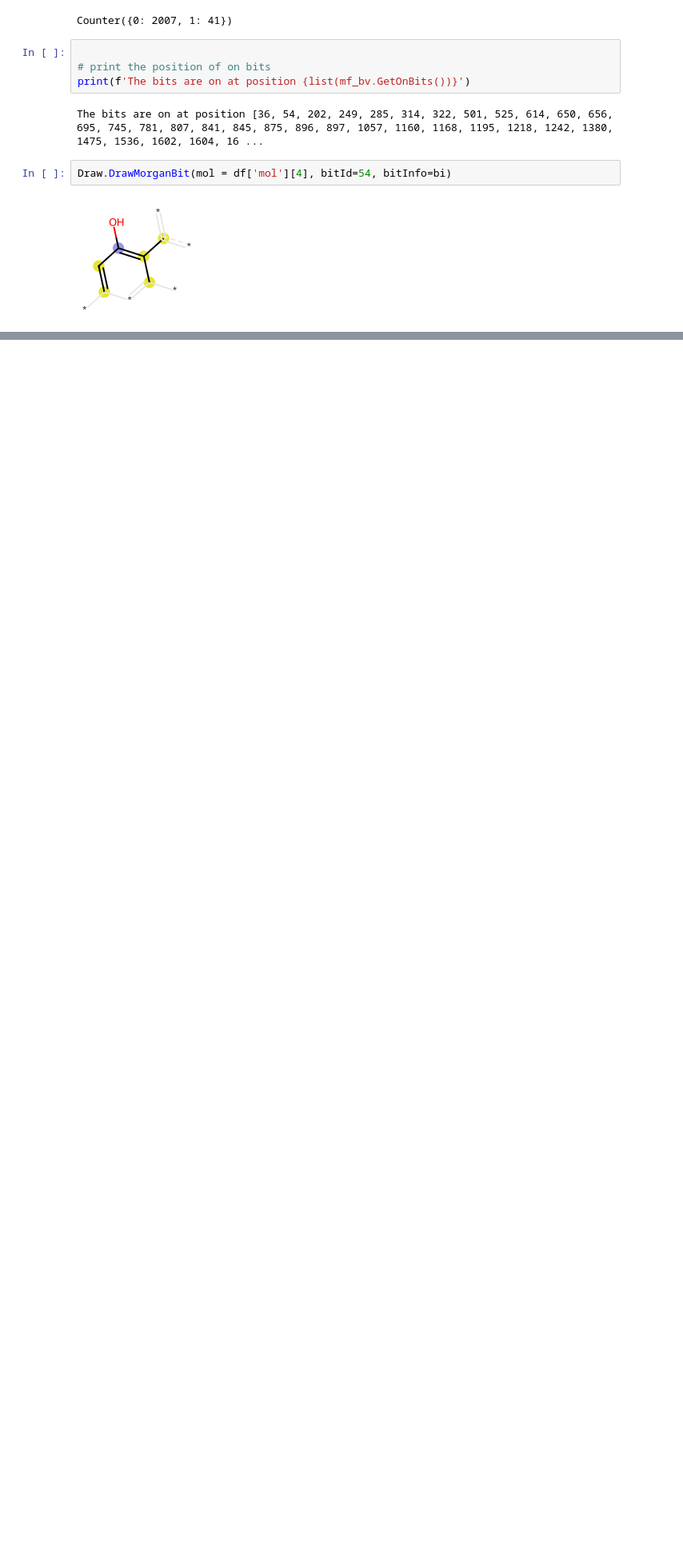
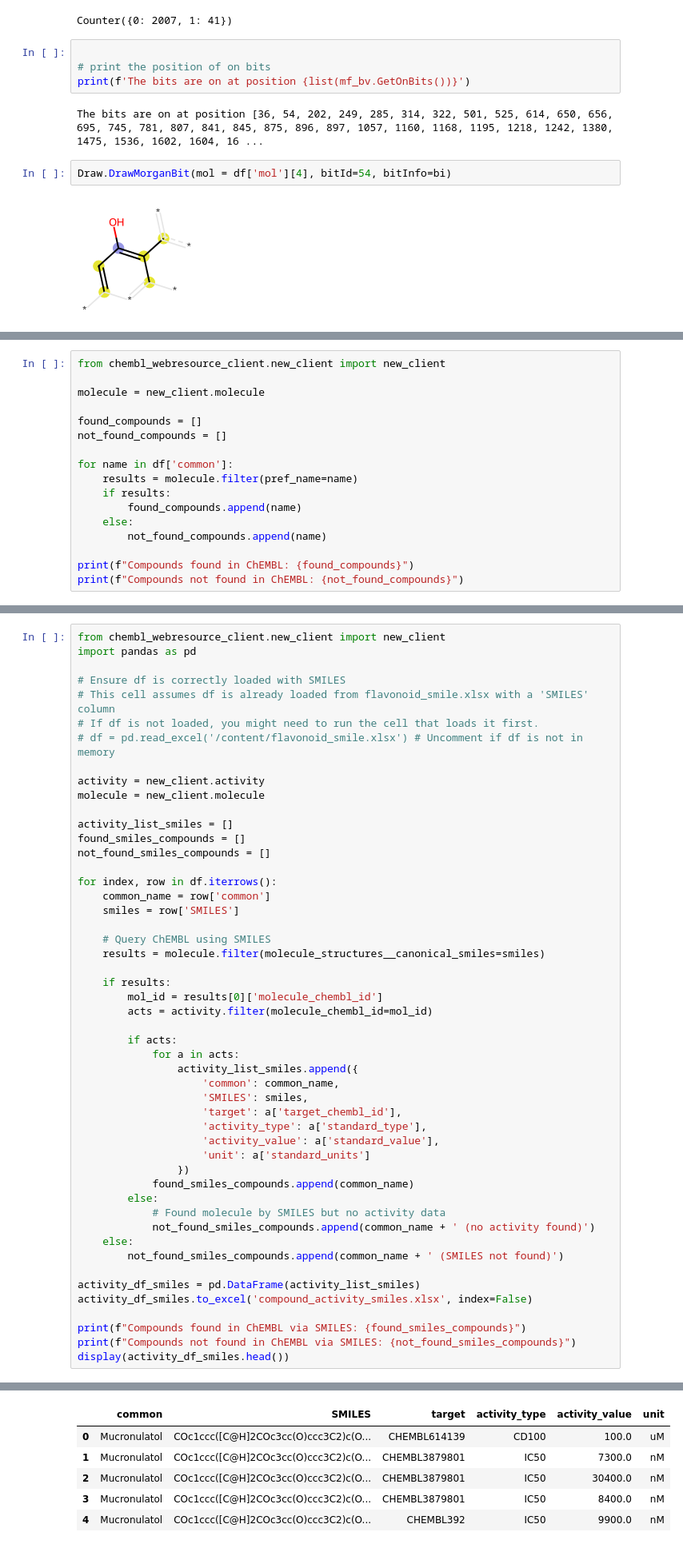
Before and after one commit to rajendranast012-stack/in-silico-lab1, a Jupyter notebook: MACCS_And_Morgan_fingerprint.ipynb, the cells around one changed output, grey strips where cells are left out. Shown: that part at 80% size. Drawn from its saved outputs; the diff is of its cells as text; blank space fills up the shorter version.

```diff
--- a/MACCS_And_Morgan_fingerprint.ipynb
+++ b/MACCS_And_Morgan_fingerprint.ipynb
@@ -147,0 +263,17 @@ Draw.DrawMorganBits(tpls,molsPerRow=4,legends=[str(x) for x in mf_bv.GetOnBits()
+# %%
+from chembl_webresource_client.new_client import new_client
+
+molecule = new_client.molecule
+
+found_compounds = []
+not_found_compounds = []
+
+for name in df['common']:
+    results = molecule.filter(pref_name=name)
+    if results:
+        found_compounds.append(name)
+    else:
+        not_found_compounds.append(name)
+
+print(f"Compounds found in ChEMBL: {found_compounds}")
+print(f"Compounds not found in ChEMBL: {not_found_compounds}")
@@ -147,0 +315,51 @@ Draw.DrawMorganBits(tpls,molsPerRow=4,legends=[str(x) for x in mf_bv.GetOnBits()
+# %%
+from chembl_webresource_client.new_client import new_client
+import pandas as pd
+
+# Ensure df is correctly loaded with SMILES
+# This cell assumes df is already loaded from flavonoid_smile.xlsx with a 'SMILES' column
+# If df is not loaded, you might need to run the cell that loads it first.
+# df = pd.read_excel('/content/flavonoid_smile.xlsx') # Uncomment if df is not in memory
+
+activity = new_client.activity
+molecule = new_client.molecule
+
+activity_list_smiles = []
+found_smiles_compounds = []
+not_found_smiles_compounds = []
+
+for index, row in df.iterrows():
+    common_name = row['common']
+    smiles = row['SMILES']
+
+    # Query ChEMBL using SMILES
+    results = molecule.filter(molecule_structures__canonical_smiles=smiles)
+
+    if results:
+        mol_id = results[0]['molecule_chembl_id']
+        acts = activity.filter(molecule_chembl_id=mol_id)
+
+        if acts:
+            for a in acts:
+                activity_list_smiles.append({
+                    'common': common_name,
+                    'SMILES': smiles,
+                    'target': a['target_chembl_id'],
+                    'activity_type': a['standard_type'],
+                    'activity_value': a['standard_value'],
+                    'unit': a['standard_units']
+                })
+            found_smiles_compounds.append(common_name)
+        else:
+            # Found molecule by SMILES but no activity data
+            not_found_smiles_compounds.append(common_name + ' (no activity found)')
+    else:
+        not_found_smiles_compounds.append(common_name + ' (SMILES not found)')
+
+activity_df_smiles = pd.DataFrame(activity_list_smiles)
+activity_df_smiles.to_excel('compound_activity_smiles.xlsx', index=False)
+
+print(f"Compounds found in ChEMBL via SMILES: {found_smiles_compounds}")
+print(f"Compounds not found in ChEMBL via SMILES: {not_found_smiles_compounds}")
+display(activity_df_smiles.head())
+# %% [output]
@@ -147,0 +368,6 @@ Draw.DrawMorganBits(tpls,molsPerRow=4,legends=[str(x) for x in mf_bv.GetOnBits()
+|  | common | SMILES | target | activity_type | activity_value | unit |
+| 0 | Mucronulatol | COc1ccc([C@H]2COc3cc(O)ccc3C2)c(O... | CHEMBL614139 | CD100 | 100.0 | uM |
+| 1 | Mucronulatol | COc1ccc([C@H]2COc3cc(O)ccc3C2)c(O... | CHEMBL3879801 | IC50 | 7300.0 | nM |
+| 2 | Mucronulatol | COc1ccc([C@H]2COc3cc(O)ccc3C2)c(O... | CHEMBL3879801 | IC50 | 30400.0 | nM |
+| 3 | Mucronulatol | COc1ccc([C@H]2COc3cc(O)ccc3C2)c(O... | CHEMBL3879801 | IC50 | 8400.0 | nM |
+| 4 | Mucronulatol | COc1ccc([C@H]2COc3cc(O)ccc3C2)c(O... | CHEMBL392 | IC50 | 9900.0 | nM |
```
Also changed, not shown: parts of 15 cells of this notebook.
